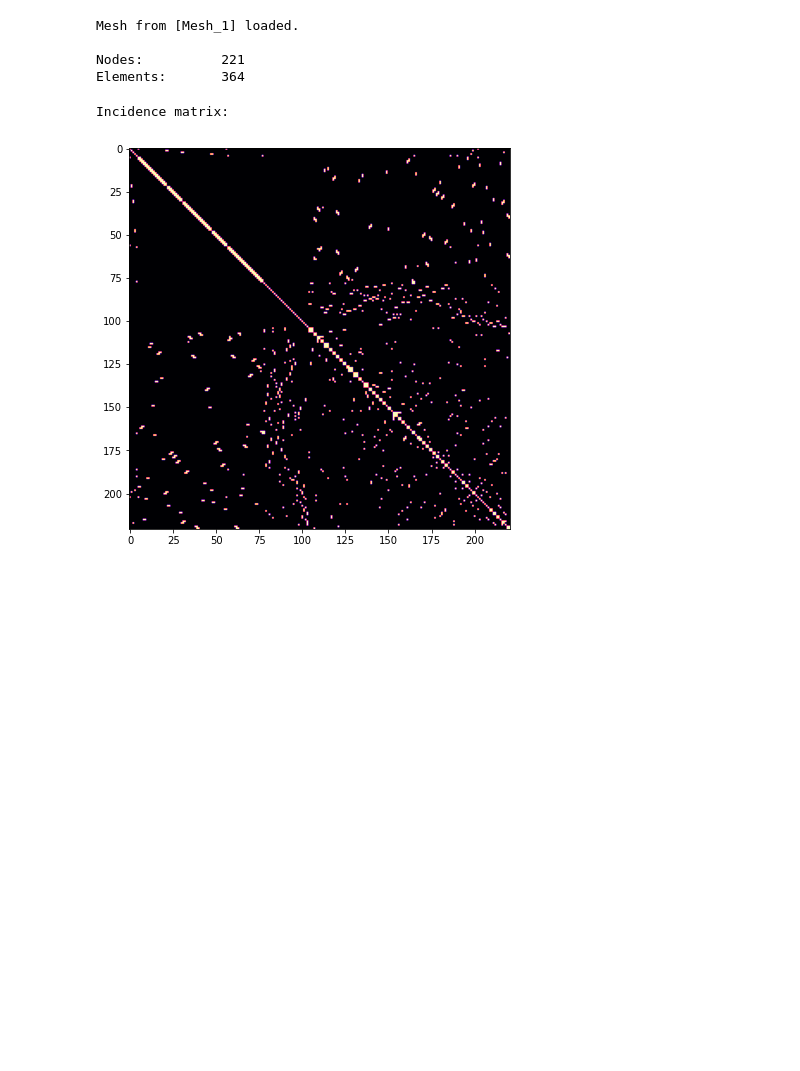
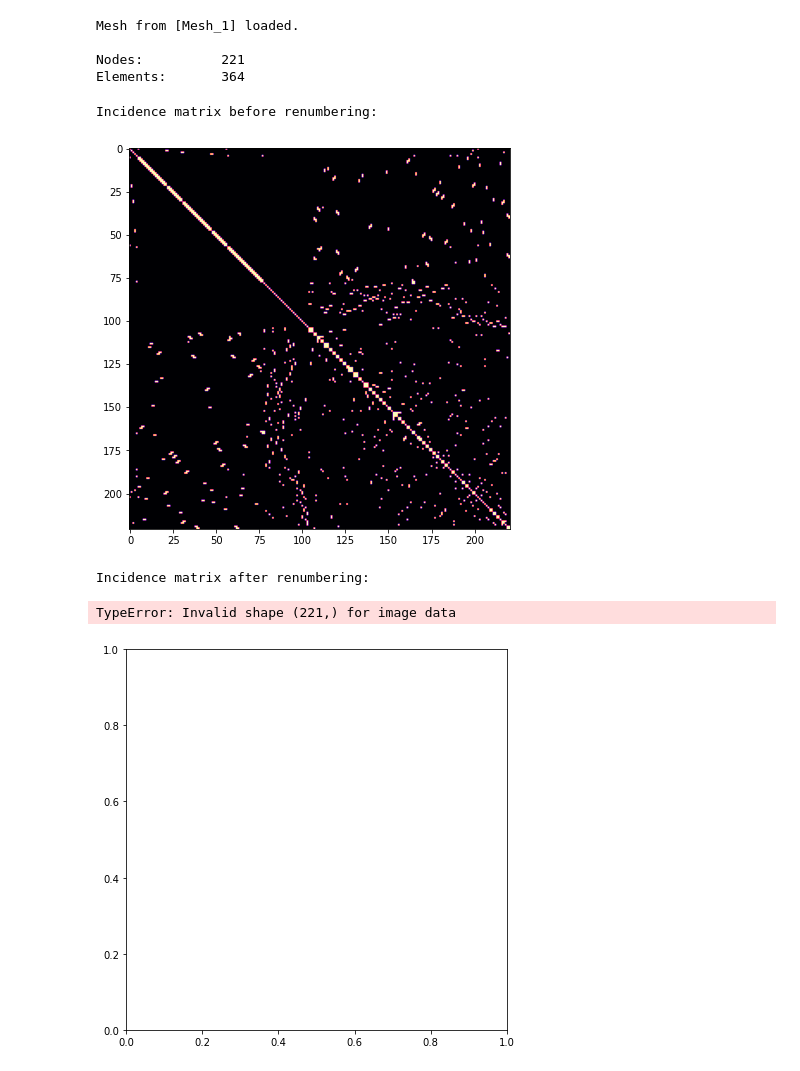
Before and after one commit to MihailTsybakov/FEM_Pract, a Jupyter notebook: Matrix_Assembly.ipynb, the cells around one changed output. Drawn from its saved outputs; the diff is of its cells as text; code cells hidden in the pictures; blank space fills up the shorter version.

Commit message:
Added Mesh renumbering, added template for stiffness matrix assembly

```diff
--- a/Matrix_Assembly.ipynb
+++ b/Matrix_Assembly.ipynb
@@ -118,11 +159,11 @@ Mesh from [Mesh_1] loaded.
 Nodes:          221
 Elements:       364
 # %%
-f_matr = FEM_matricies(mesh_nodes, mesh_elems)
+f_matr = FEM_matricies(mesh_nodes, mesh_elems, 0.3, 1)
 f_matr.build_incidence_matrix()
 # %%
-print('Incidence matrix:')
+print('Incidence matrix before renumbering:')
 f_matr.draw_incidence_matrix()
 # %% [output]
-Incidence matrix:
+Incidence matrix before renumbering:
 [figure]
@@ -130,0 +173,7 @@ f_matr.map_dofs()
+# %%
+print('Incidence matrix after renumbering: ')
+f_matr.draw_incidence_matrix()
+# %% [output]
+Incidence matrix after renumbering:
+TypeError: Invalid shape (221,) for image data
+[figure, added]
```
Also changed, not shown: parts of 4 cells of this notebook.
